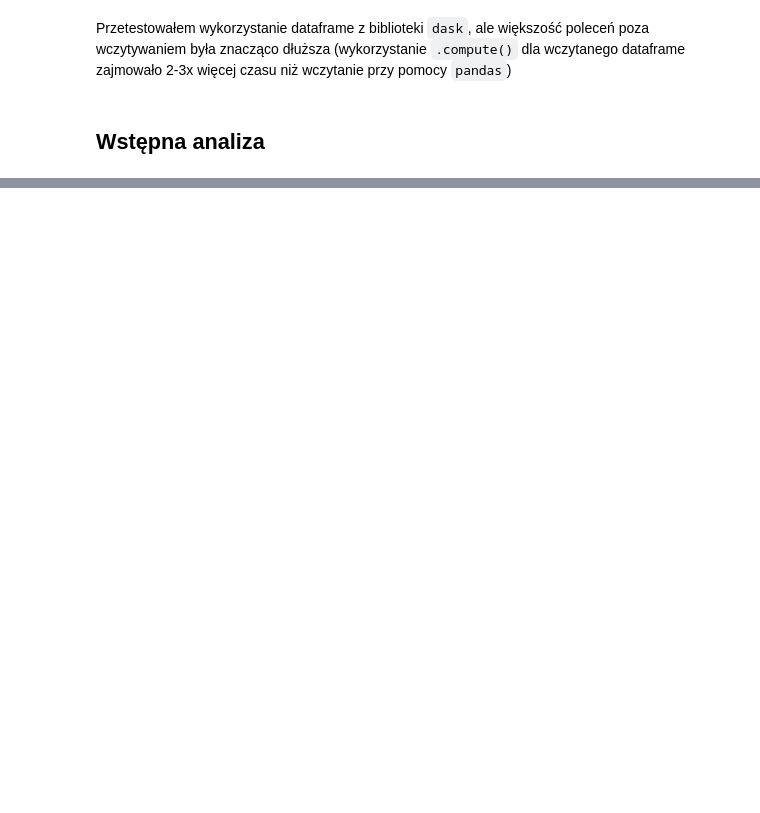
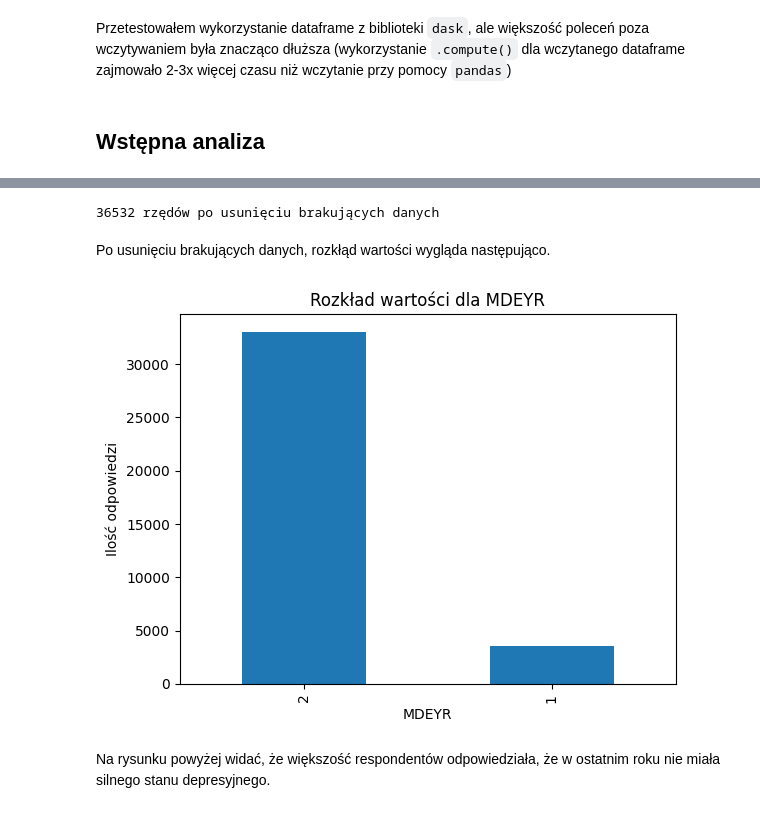
Before and after one commit to mmcza/Gender-Mental-Illness-and-Crime-in-the-United-States-Analysis, a Jupyter notebook: Mental-Illness-Analysis.ipynb, the cells around one changed output, grey strips where cells are left out. Saved outputs shown, nothing was run; the diff lists cells and outputs as text; code cells hidden in the pictures; blank space fills up the shorter version.

```diff
--- a/Mental-Illness-Analysis.ipynb
+++ b/Mental-Illness-Analysis.ipynb
@@ -47,0 +77,20 @@ Przetestowałem wykorzystanie dataframe z biblioteki `dask`, ale większość po
+# %%
+df = df[~df['MDEYR'].isin([-9, 3])]
+df = df.reset_index(drop=True)
+print(df.shape[0], 'rzędów po usunięciu brakujących danych')
+# Reset index
+# %% [output]
+36532 rzędów po usunięciu brakujących danych
+# %% [markdown]
+Po usunięciu brakujących danych, rozkłąd wartości wygląda następująco.
+# %%
+import matplotlib.pyplot as plt
+df['MDEYR'].value_counts().plot(kind='bar')
+plt.title('Rozkład wartości dla MDEYR')
+plt.xlabel('MDEYR')
+plt.ylabel('Ilość odpowiedzi')
+plt.show()
+# %% [output]
+[figure, added]
+# %% [markdown]
+Na rysunku powyżej widać, że większość respondentów odpowiedziała, że w ostatnim roku nie miała silnego stanu depresyjnego.
```
Also changed, not shown: parts of 33 cells of this notebook.
